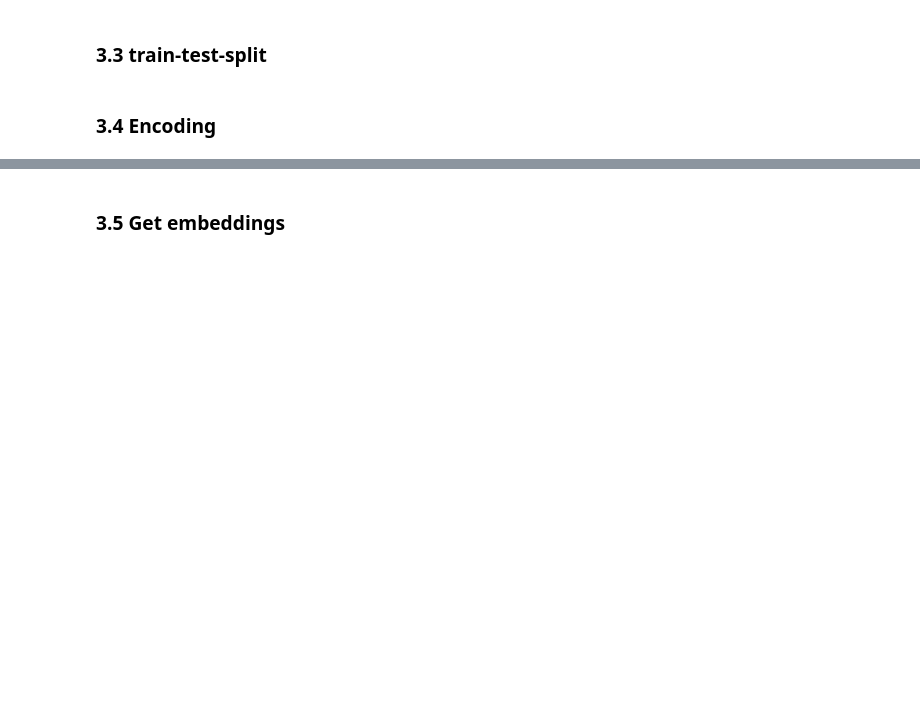
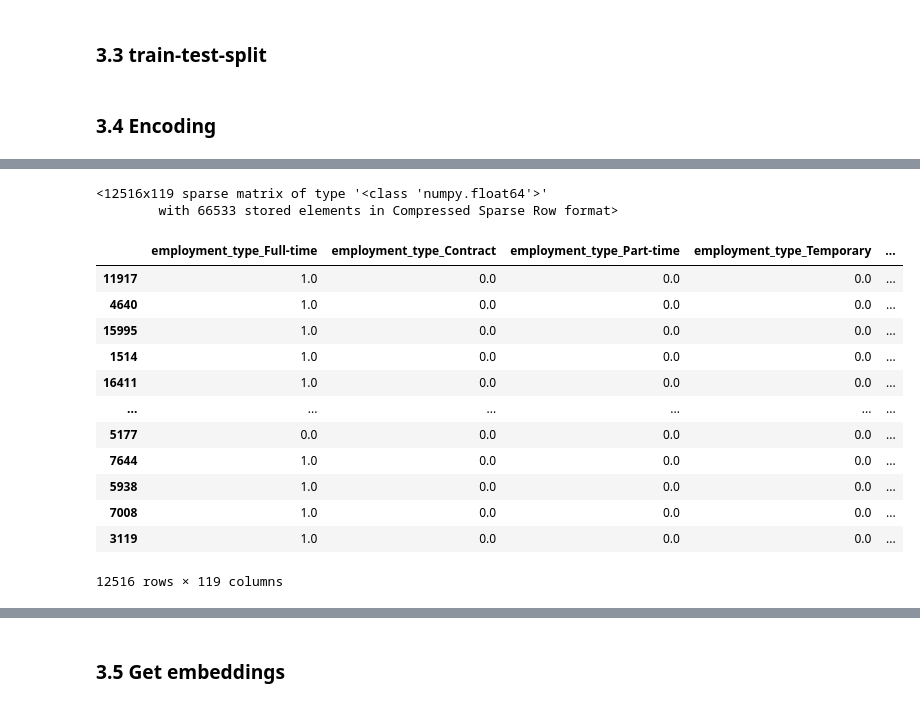
Before and after one commit to heyvinnnny/Team-31-Fraud-Analytics, a Jupyter notebook: Data Preprocessing/Exploratory Data Analysis.ipynb, the cells around one changed output, grey strips where cells are left out. Drawn from its saved outputs; the diff is of its cells as text; code cells hidden in the pictures; blank space fills up the shorter version.

Commit message:
Add files via upload
split and encoding

```diff
--- a/Data Preprocessing/Exploratory Data Analysis.ipynb
+++ b/Data Preprocessing/Exploratory Data Analysis.ipynb
@@ -989,5 +991,11 @@ max      986.000000
 Name: text_len, dtype: float64
 # %% [markdown]
 ### 3.3 train-test-split
+# %%
+#train test split
+from sklearn.model_selection import train_test_split
+X = df.drop('fraudulent',axis=1)
+y = df['fraudulent']
+X_train, X_test, y_train, y_test = train_test_split(X, y, test_size=0.3, random_state=2023,stratify=y)
 # %% [markdown]
 ### 3.4 Encoding
@@ -997,0 +1022,40 @@ Name: text_len, dtype: float64
+# %%
+# one-hot encoding
+from sklearn.preprocessing import OneHotEncoder
+
+onehot = OneHotEncoder(
+    categories = [
+            ['Full-time', 'Contract', 'Part-time','Temporary','Other','unavailable'], # employment_type
+            ['unavailable', 'Mid-Senior level', 'Entry level', 'Associate', 'Not Applicable', 'Director', 'Internship', 'Executive'], # required_experience
+            ['unavailable',"Bachelor's Degree",'High School or equivalent','Unspecified',"Master's Degree",'Associate Degree','Certification','Some College Coursework Completed','Vocational','Professional','Doctorate','Some High School Coursework','Vocational - Degree','Vocational - HS Diploma','Vocational - Other','None','Vocational - HS Certificate','Vocational - Bachelor','Vocational - Master'], # required_education
+            ['Information Technology and Services', 'Computer Software','Internet','Marketing and Advertising','Education Management','Financial Services','Hospital & Health Care','Consumer Services','Telecommunications','Oil & Energy','Retail','Real Estate','Accounting','Construction'], # Industry
+            ['unavailable','Information Technology','Sales','Engineering','Customer Service','Marketing','Administrative','Design','Health Care Provider','Other','Education','Management','Business Development','Accounting/Auditing','Human Resources','Project Management','Finance','Consulting','Writing/Editing','Art/Creative','Production','Quality Assurance','Data Analyst','Research','Manufacturing','Advertising','Public Relations','Legal','Distribution','Product Management','Strategy/Planning','Purchasing','General Business','Science','Supply Chain','Training','Financial Analyst','Biotech','Inventory','Information Technology','Facilities','QA','Skilled Labor','Business Development','Research Development','Science','Professional Services','Design','Product Management','Strategy/Planning','Purchasing','General Business','Supply Chain','Training','Financial Analyst','Biotech','Inventory','Facilities','QA','Skilled Labor','Research Development','Professional Services','Logistics','Nonprofit','Operations Management','Nurse','Pharmaceutical'], # function
+            ['US','GB','GR','CA','DE'] # location_country
+     ],
+     handle_unknown = 'ignore',  # <- Ignore unknown values (i.e. don't create a column for them)
+)
+
+onehot.fit_transform(X_train[[ 'employment_type', 'required_experience','required_education','industry','function','location_country']])
+# %% [output]
+<12516x119 sparse matrix of type '<class 'numpy.float64'>'
+        with 66533 stored elements in Compressed Sparse Row format>
+# %%
+pd.DataFrame.sparse.from_spmatrix(
+    data = onehot.fit_transform(X_train[['employment_type', 'required_experience','required_education','industry','function','location_country']]),  # <- sparse matrix
+    columns = onehot.get_feature_names_out(),                        # <- encoded features
+    index = X_train.index
+)
+# %% [output]
+|  | employment_type_Full-time | employment_type_Contract | employment_type_Part-time | employment_type_Temporary | ... |
+| 11917 | 1.0 | 0.0 | 0.0 | 0.0 | ... |
+| 4640 | 1.0 | 0.0 | 0.0 | 0.0 | ... |
+| 15995 | 1.0 | 0.0 | 0.0 | 0.0 | ... |
+| 1514 | 1.0 | 0.0 | 0.0 | 0.0 | ... |
+| 16411 | 1.0 | 0.0 | 0.0 | 0.0 | ... |
+| ... | ... | ... | ... | ... | ... |
+| 5177 | 0.0 | 0.0 | 0.0 | 0.0 | ... |
+| 7644 | 1.0 | 0.0 | 0.0 | 0.0 | ... |
+| 5938 | 1.0 | 0.0 | 0.0 | 0.0 | ... |
+| 7008 | 1.0 | 0.0 | 0.0 | 0.0 | ... |
+| 3119 | 1.0 | 0.0 | 0.0 | 0.0 | ... |
+12516 rows × 119 columns
```
Also changed, not shown: parts of 55 cells of this notebook.
